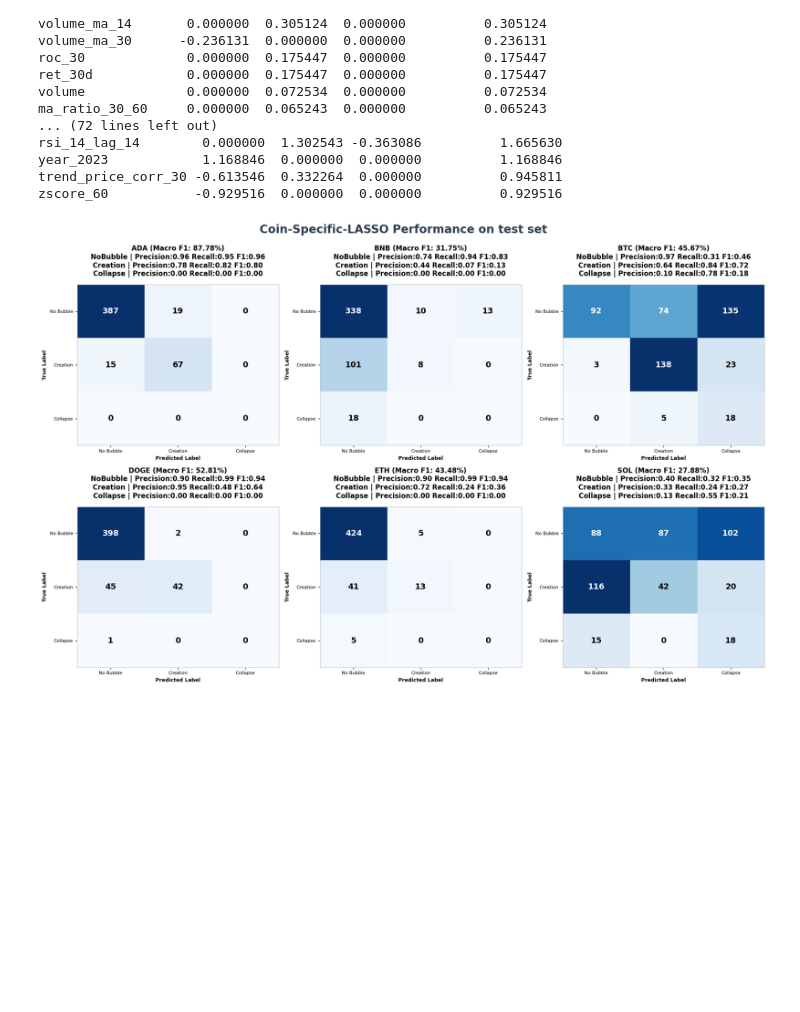
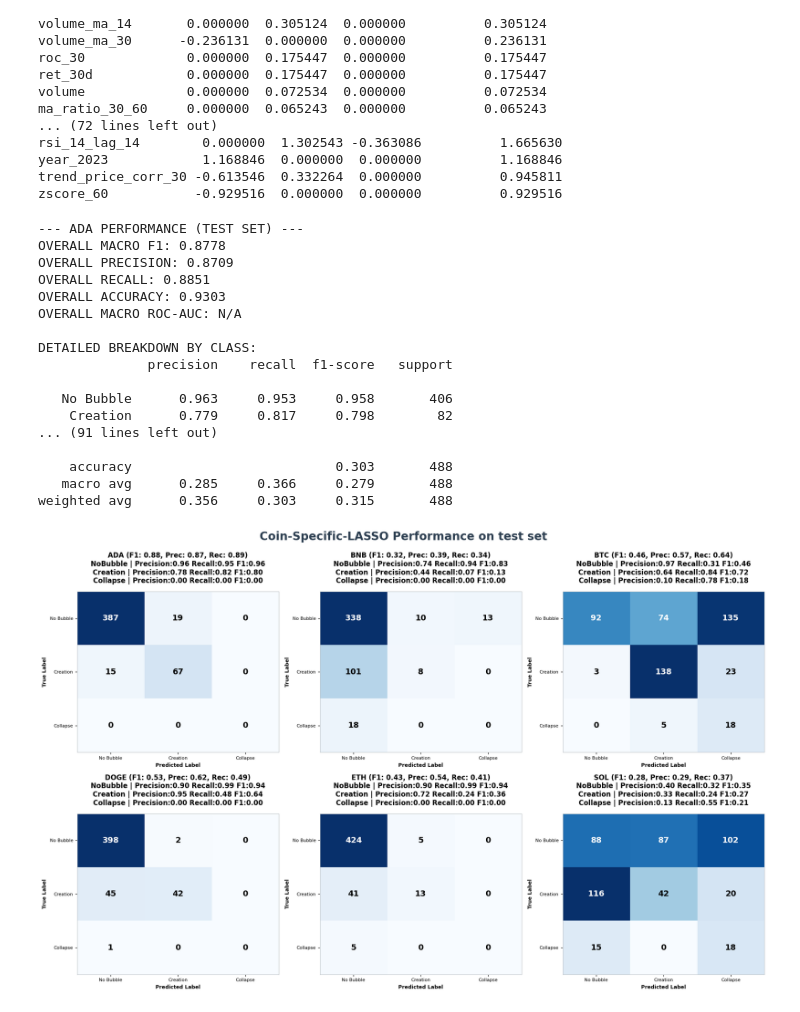
Before and after one commit to MuLancer/DSE4211-Group-18-Cryptocurrency-Market-Bubble-Prediction, a Jupyter notebook: lasso.ipynb, the cells around one changed output. Saved outputs shown, nothing was run; the diff lists cells and outputs as text; code cells hidden in the pictures; blank space fills up the shorter version.

Commit message:
update per coin lasso evaluation

```diff
--- a/lasso.ipynb
+++ b/lasso.ipynb
@@ -225,8 +225,13 @@ plt.show()
 X_test_all = test_df[x_cols]
 y_test_all = test_df['gsadf_map_90_lead'].astype(int)
 y_pred_all = clf.predict(X_test_all)
+y_prob_all = clf.predict_proba(X_test_all)
+
 overall_macro_f1 = f1_score(y_test_all, y_pred_all, average='macro')
 overall_acc = accuracy_score(y_test_all, y_pred_all)
+macro_roc_auc = roc_auc_score(y_test_all, y_prob_all, multi_class='ovr', average='macro')
+overall_precision = precision_score(y_test_all, y_pred_all, average='macro', zero_division=0)
+overall_recall = recall_score(y_test_all, y_pred_all, average='macro', zero_division=0)
 
 # 3. Detailed Per-Class Breakdown
 # This prints Precision, Recall, and F1 for 0, 1, and 2
@@ -237,6 +242,9 @@ report = classification_report(y_test_all, y_pred_all,
 print(f"--- GLOBAL PERFORMANCE (TEST SET) ---")
 print(f"OVERALL MACRO F1: {overall_macro_f1:.4f}")
 print(f"OVERALL ACCURACY: {overall_acc:.4f}")
+print(f"OVERALL MACRO ROC-AUC: {macro_roc_auc:.4f}")
+print(f"OVERALL PRECISION: {overall_precision:.4f}")
+print(f"OVERALL RECALL: {overall_recall:.4f}")
 print(f"\nDETAILED BREAKDOWN BY CLASS:")
 print(report)
 # %% [output]
@@ -364,12 +375,35 @@ for i, coin in enumerate(coins):
 
     expert_model = model_zoo[coin]
     y_pred = expert_model.predict(X_test_coin).astype(int)
+    y_prob = expert_model.predict_proba(X_test_coin)
 
     # Calculate Metrics
     precision, recall, f1, _ = precision_recall_fscore_support(
         y_true, y_pred, labels=labels, zero_division=0
     )
     macro_f1 = f1_score(y_true, y_pred, average='macro', zero_division=0)
+    overall_precision = precision_score(y_true, y_pred, average='macro', zero_division=0)
+    overall_recall = recall_score(y_true, y_pred, average='macro', zero_division=0)
+    overall_acc = accuracy_score(y_true, y_pred)
+    try:
+        macro_roc_auc = roc_auc_score(y_true, y_prob, multi_class='ovr', average='macro')
+    except ValueError:
+        macro_roc_auc = float('nan')  # ROC AUC undefined if only one class present
+
+    report = classification_report(y_true, y_pred,
+                               target_names=['No Bubble', 'Creation', 'Collapse'],
+                               digits=3)
+
+    roc_auc_str = f"{macro_roc_auc:.4f}" if not np.isnan(macro_roc_auc) else "N/A"
+
+    print(f"--- {coin} PERFORMANCE (TEST SET) ---")
+    print(f"OVERALL MACRO F1: {macro_f1:.4f}")
+    print(f"OVERALL PRECISION: {overall_precision:.4f}")
+    print(f"OVERALL RECALL: {overall_recall:.4f}")
+    print(f"OVERALL ACCURACY: {overall_acc:.4f}")
+    print(f"OVERALL MACRO ROC-AUC: {roc_auc_str}")
+    print(f"\nDETAILED BREAKDOWN BY CLASS:")
+    print(report)
 
     # Create Confusion Matrix
     cm = confusion_matrix(y_true, y_pred, labels=labels)
@@ -387,33 +421,50 @@ for i, coin in enumerate(coins):
                     fontsize=14, fontweight='bold')
 
     # Titles and Metrics
-    title_str = (f"{coin} (Macro F1: {macro_f1:.2%})\n"
+    title_str = (f"{coin} (F1: {macro_f1:.2f}, Prec: {overall_precision:.2f}, Rec: {overall_recall:.2f})\n"
                  f"NoBubble | Precision:{precision[0]:.2f} Recall:{recall[0]:.2f} F1:{f1[0]:.2f}\n"
                  f"Creation | Precision:{precision[1]:.2f} Recall:{recall[1]:.2f} F1:{f1[1]:.2f}\n"
                  f"Collapse | Precision:{precision[2]:.2f} Recall:{recall[2]:.2f} F1:{f1[2]:.2f}")
     ax.set_title(title_str, fontsize=12, fontweight='bold', pad=15)
 
     # Axis Labels & Ticks
     ax.set_xlabel('Predicted Label', fontsize=9, fontweight='bold')
     ax.set_ylabel('True Label', fontsize=9, fontweight='bold')
     ax.set_xticks(np.arange(len(labels)))
     ax.set_yticks(np.arange(len(labels)))
     ax.set_xticklabels(target_names, fontsize=8)
     ax.set_yticklabels(target_names, fontsize=8)
 
     for spine in ax.spines.values():
         spine.set_visible(True)
         spine.set_color('#bdc3c7')
 
 # Hide any empty subplots
 for j in range(i + 1, len(axes)):
     axes[j].axis('off')
 
 plt.tight_layout(rect=[0, 0.03, 1, 0.95])
 plt.suptitle("Coin-Specific-LASSO Performance on test set",
              fontsize=20, fontweight='bold', y=0.98, color='#2c3e50')
 
 plt.savefig('data/outputs/Coin_Specific_LASSO_confusion_matrix.png', dpi=300, bbox_inches='tight')
 plt.show()
 # %% [output]
+--- ADA PERFORMANCE (TEST SET) ---
+OVERALL MACRO F1: 0.8778
+OVERALL PRECISION: 0.8709
+OVERALL RECALL: 0.8851
+OVERALL ACCURACY: 0.9303
+OVERALL MACRO ROC-AUC: N/A
+
+DETAILED BREAKDOWN BY CLASS:
+              precision    recall  f1-score   support
+
+   No Bubble      0.963     0.953     0.958       406
+    Creation      0.779     0.817     0.798        82
+... (91 lines left out)
+
+    accuracy                          0.303       488
+   macro avg      0.285     0.366     0.279       488
+weighted avg      0.356     0.303     0.315       488
-[figure, old version]
+[figure, new version]
```
Also changed, not shown: parts of 2 cells of this notebook, 1 other file.
